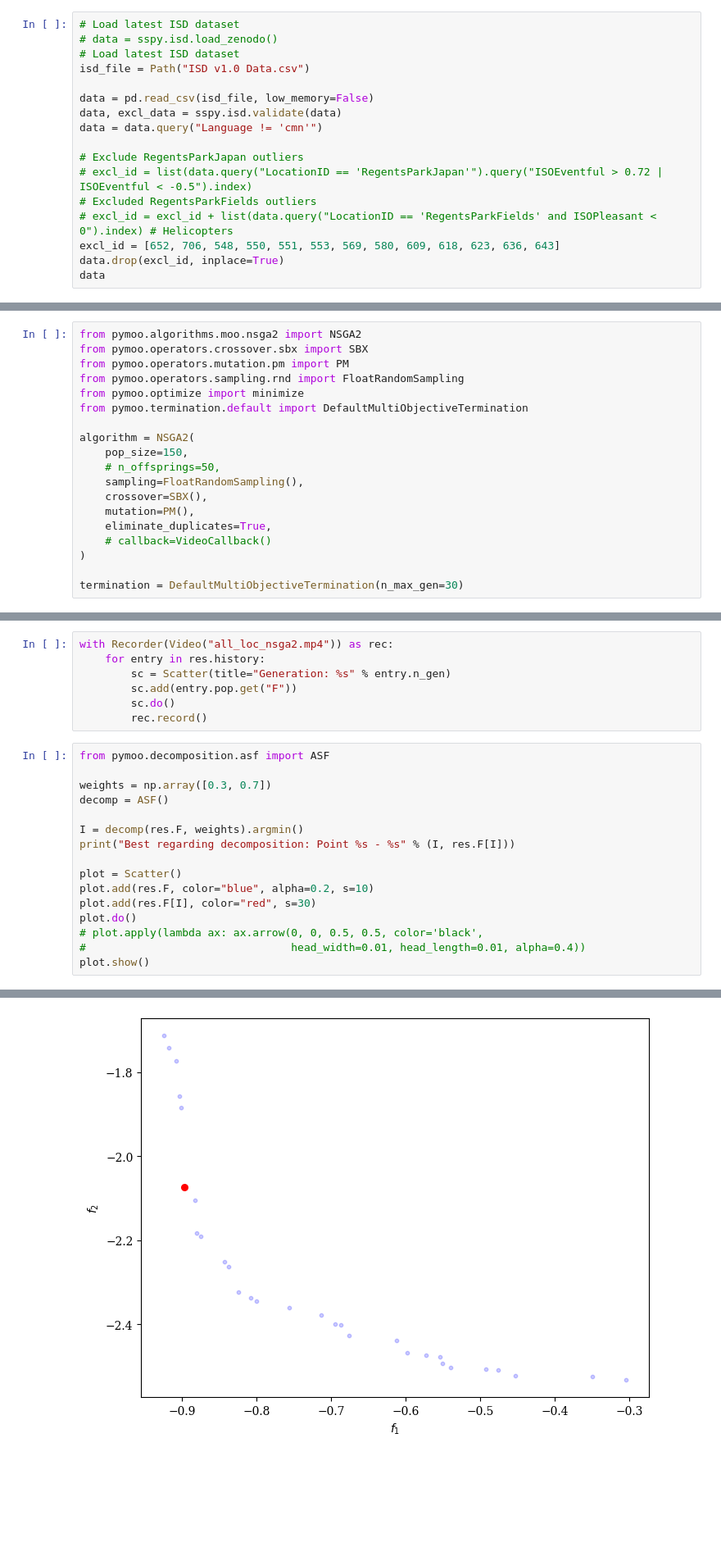
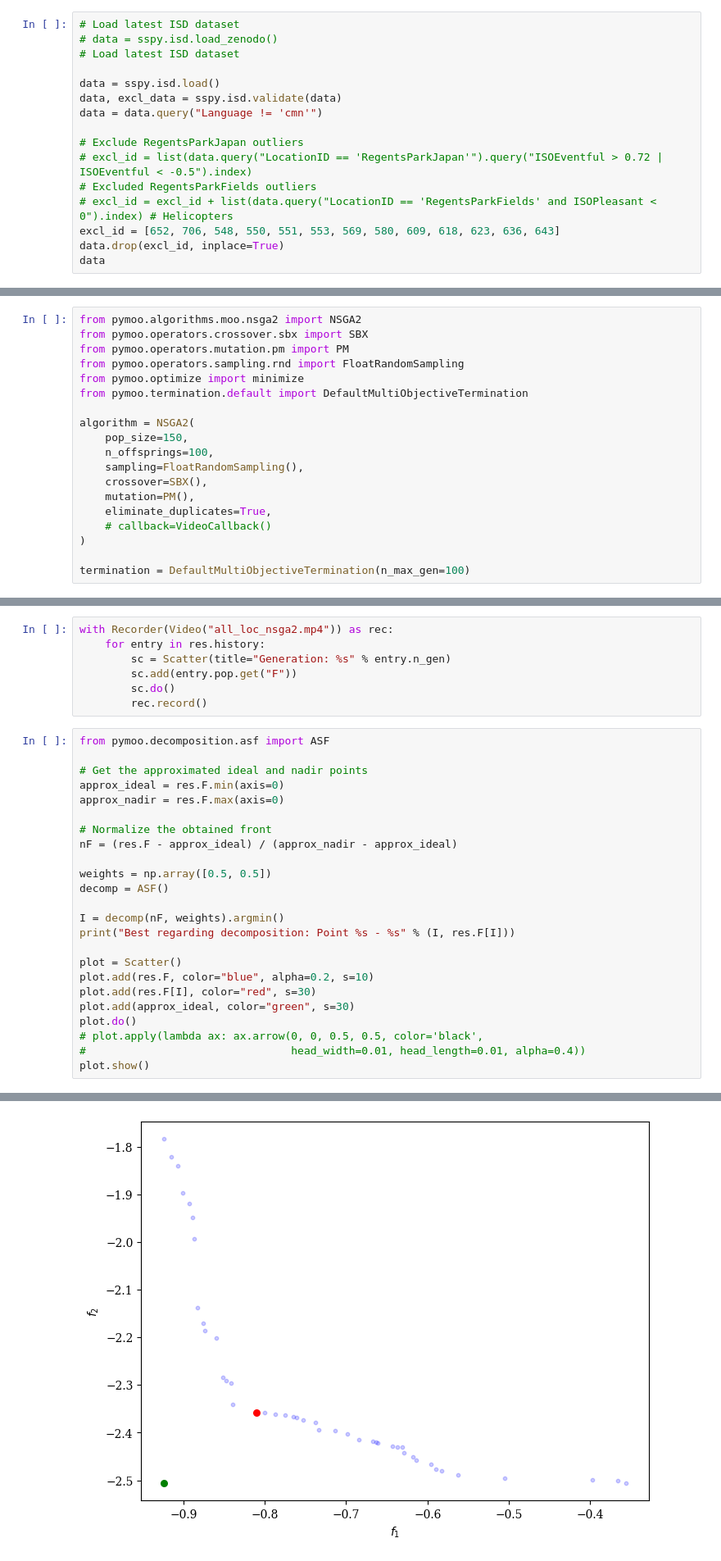
Before and after one commit to MitchellAcoustics/J2401_JASA_SSID-Single-Index, a Jupyter notebook: notebooks/TargetOptimization.ipynb, the cells around one changed output, grey strips where cells are left out. Shown at 82% size. Saved outputs shown, nothing was run; the diff lists cells and outputs as text; blank space fills up the shorter version.

```diff
--- a/notebooks/TargetOptimization.ipynb
+++ b/notebooks/TargetOptimization.ipynb
@@ -15,9 +15,8 @@ warnings.filterwarnings("ignore")
 # Load latest ISD dataset
 # data = sspy.isd.load_zenodo()
 # Load latest ISD dataset
-isd_file = Path("ISD v1.0 Data.csv")
 
-data = pd.read_csv(isd_file, low_memory=False)
+data = sspy.isd.load()
 data, excl_data = sspy.isd.validate(data)
 data = data.query("Language != 'cmn'")
 
@@ -332,7 +276,7 @@ from pymoo.termination.default import DefaultMultiObjectiveTermination
 
 algorithm = NSGA2(
     pop_size=150,
-    # n_offsprings=50,
+    n_offsprings=100,
     sampling=FloatRandomSampling(),
     crossover=SBX(),
     mutation=PM(),
@@ -340,7 +284,7 @@ algorithm = NSGA2(
     # callback=VideoCallback()
 )
 
-termination = DefaultMultiObjectiveTermination(n_max_gen=30)
+termination = DefaultMultiObjectiveTermination(n_max_gen=100)
 # %% [output]
 Compiled modules for significant speedup can not be used!
 https://pymoo.org/installation.html#installation
@@ -397,15 +341,23 @@ with Recorder(Video("all_loc_nsga2.mp4")) as rec:
 # %%
 from pymoo.decomposition.asf import ASF
 
-weights = np.array([0.3, 0.7])
+# Get the approximated ideal and nadir points
+approx_ideal = res.F.min(axis=0)
+approx_nadir = res.F.max(axis=0)
+
+# Normalize the obtained front
+nF = (res.F - approx_ideal) / (approx_nadir - approx_ideal)
+
+weights = np.array([0.5, 0.5])
 decomp = ASF()
 
-I = decomp(res.F, weights).argmin()
+I = decomp(nF, weights).argmin()
 print("Best regarding decomposition: Point %s - %s" % (I, res.F[I]))
 
 plot = Scatter()
 plot.add(res.F, color="blue", alpha=0.2, s=10)
 plot.add(res.F[I], color="red", s=30)
+plot.add(approx_ideal, color="green", s=30)
 plot.do()
 # plot.apply(lambda ax: ax.arrow(0, 0, 0.5, 0.5, color='black',
 #                                head_width=0.01, head_length=0.01, alpha=0.4))
@@ -415,5 +367,5 @@ Best regarding decomposition: Point 26 - [-0.89680083 -2.07280845]
 <pymoo.visualization.scatter.Scatter at 0x...>
-[figure, old version]
+[figure, new version]
 # %%
 #| label: fig-pymoo-overall-target
 #| fig-cap:
```
Also changed, not shown: parts of 30 cells of this notebook, 36 other files.
